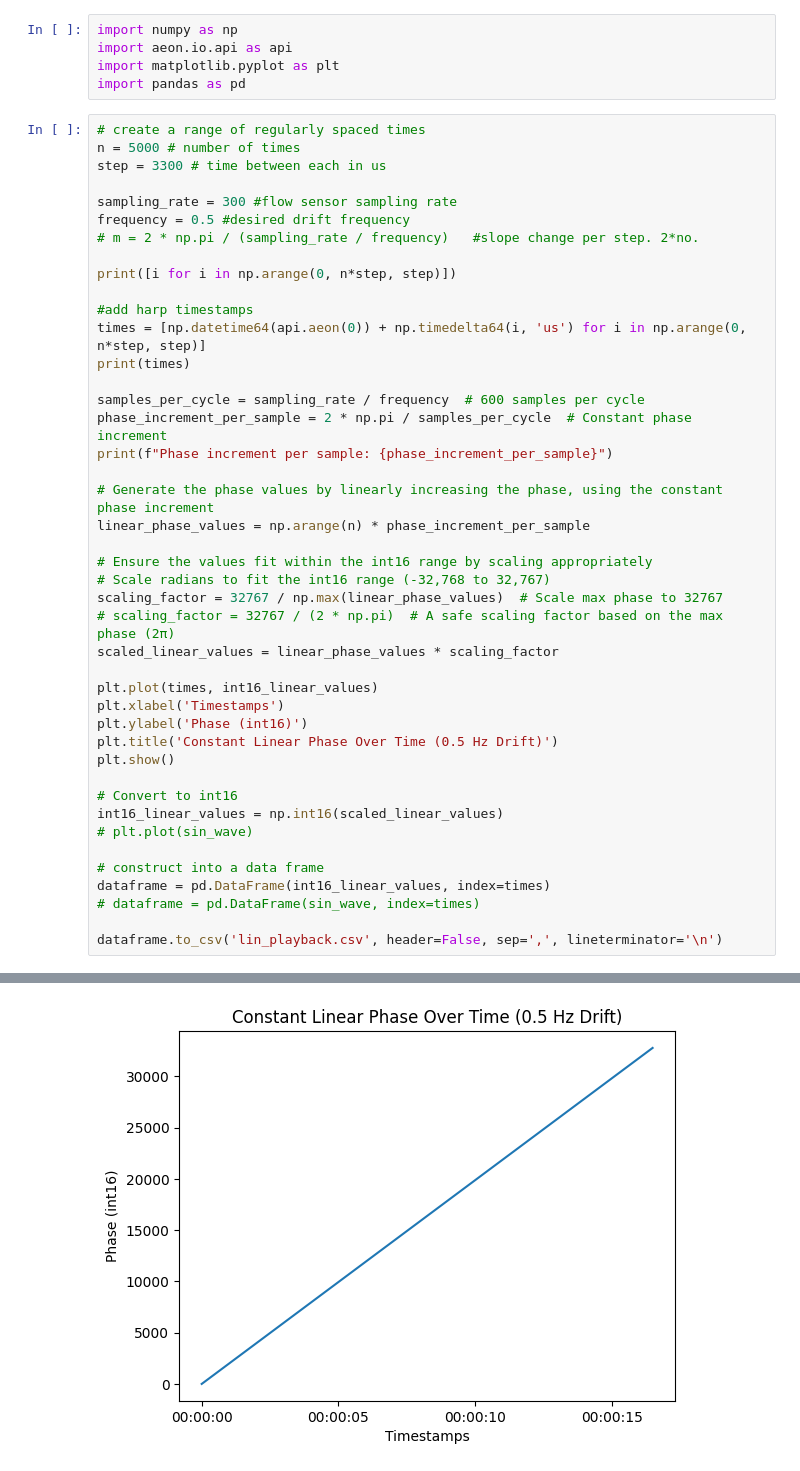
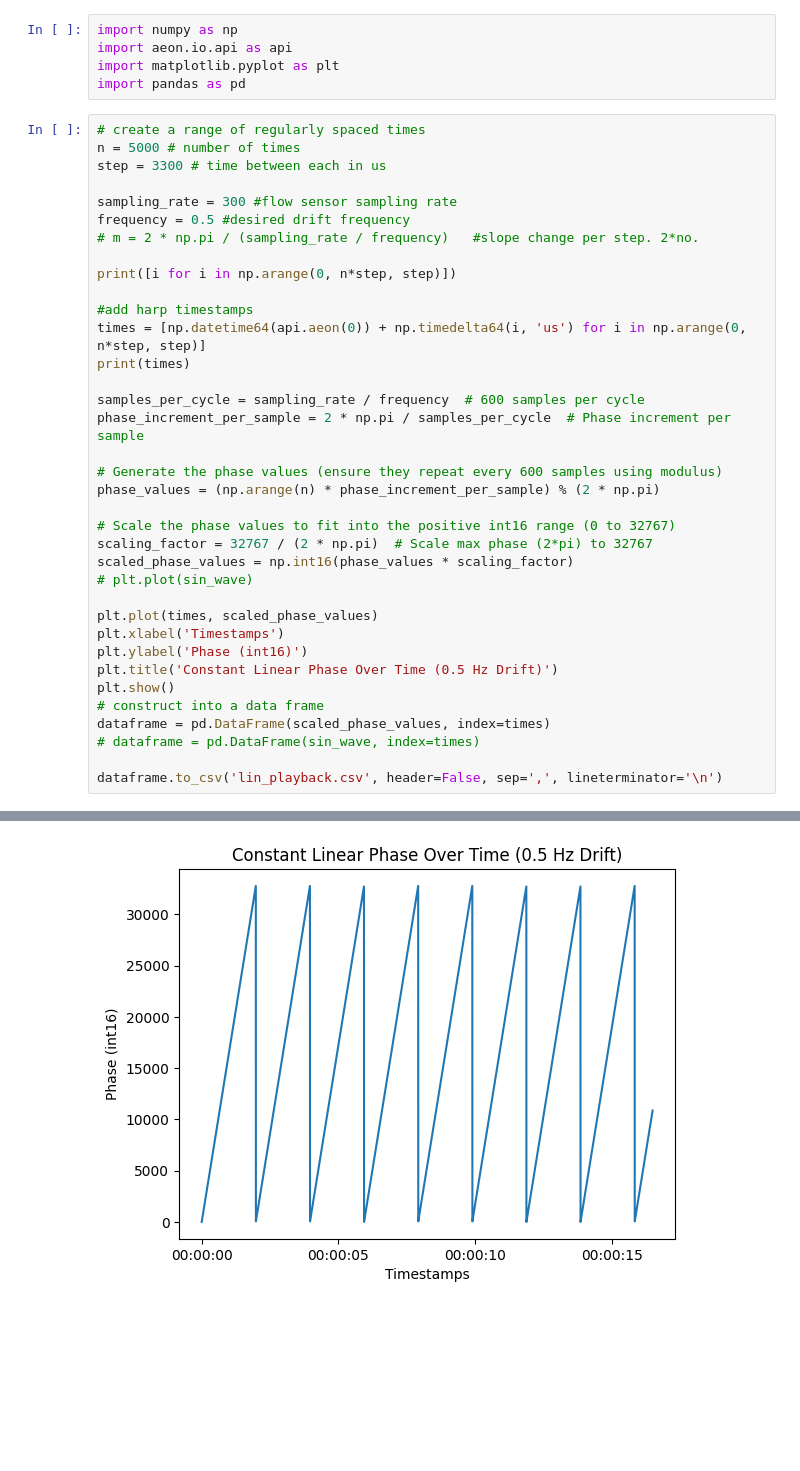
Before and after one commit to neurogears/vestibular-vr, a Jupyter notebook: analysis/sin_playback_example.ipynb, the cells around one changed output, grey strips where cells are left out. Cells and saved outputs as stored; diff of their text form; blank space fills up the shorter version.

```diff
--- a/analysis/sin_playback_example.ipynb
+++ b/analysis/sin_playback_example.ipynb
@@ -19,30 +19,23 @@ times = [np.datetime64(api.aeon(0)) + np.timedelta64(i, 'us') for i in np.arange
 print(times)
 
 samples_per_cycle = sampling_rate / frequency  # 600 samples per cycle
-phase_increment_per_sample = 2 * np.pi / samples_per_cycle  # Constant phase increment
-print(f"Phase increment per sample: {phase_increment_per_sample}")
+phase_increment_per_sample = 2 * np.pi / samples_per_cycle  # Phase increment per sample
 
-# Generate the phase values by linearly increasing the phase, using the constant phase increment
-linear_phase_values = np.arange(n) * phase_increment_per_sample
+# Generate the phase values (ensure they repeat every 600 samples using modulus)
+phase_values = (np.arange(n) * phase_increment_per_sample) % (2 * np.pi)
 
-# Ensure the values fit within the int16 range by scaling appropriately
-# Scale radians to fit the int16 range (-32,768 to 32,767)
-scaling_factor = 32767 / np.max(linear_phase_values)  # Scale max phase to 32767
-# scaling_factor = 32767 / (2 * np.pi)  # A safe scaling factor based on the max phase (2π)
-scaled_linear_values = linear_phase_values * scaling_factor
+# Scale the phase values to fit into the positive int16 range (0 to 32767)
+scaling_factor = 32767 / (2 * np.pi)  # Scale max phase (2*pi) to 32767
+scaled_phase_values = np.int16(phase_values * scaling_factor)
+# plt.plot(sin_wave)
 
-plt.plot(times, int16_linear_values)
+plt.plot(times, scaled_phase_values)
 plt.xlabel('Timestamps')
 plt.ylabel('Phase (int16)')
 plt.title('Constant Linear Phase Over Time (0.5 Hz Drift)')
 plt.show()
-
-# Convert to int16
-int16_linear_values = np.int16(scaled_linear_values)
-# plt.plot(sin_wave)
-
 # construct into a data frame
-dataframe = pd.DataFrame(int16_linear_values, index=times)
+dataframe = pd.DataFrame(scaled_phase_values, index=times)
 # dataframe = pd.DataFrame(sin_wave, index=times)
 
 dataframe.to_csv('lin_playback.csv', header=False, sep=',', lineterminator='\n')
@@ -53 +45 @@ Phase increment per sample: 0.010471975511965976
-[figure, old version]
+[figure, new version]
```
Also changed, not shown: parts of 1 cell of this notebook, 2 other files.
